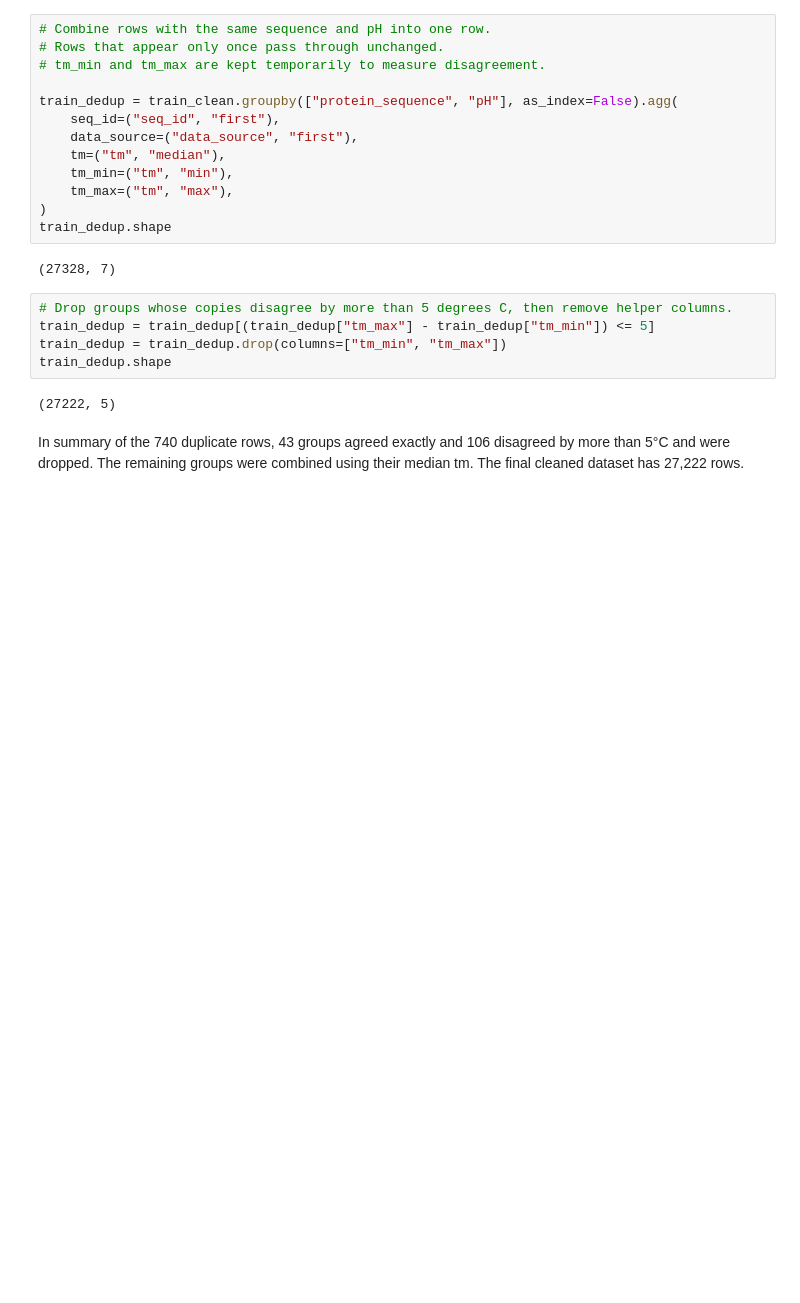
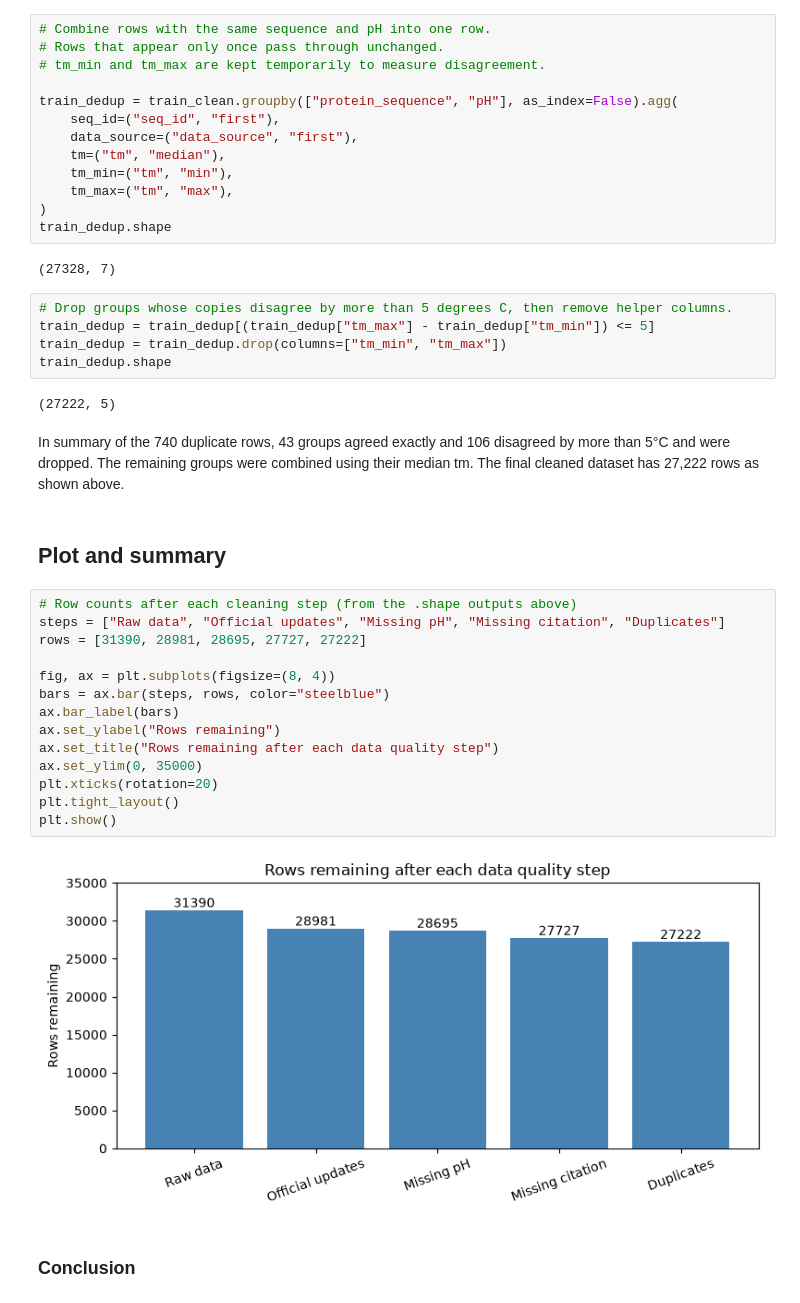
Before and after one commit to Mx1a/protein-stability, a Jupyter notebook: data_quality_review.ipynb, the cells around one changed output. Drawn from its saved outputs; the diff is of its cells as text; blank space fills up the shorter version.

Commit message:
Added plot and summary

```diff
--- a/data_quality_review.ipynb
+++ b/data_quality_review.ipynb
@@ -361,4 +363,24 @@ train_dedup.shape
 # %% [output]
 (27222, 5)
 # %% [markdown]
-In summary of the 740 duplicate rows, 43 groups agreed exactly and 106 disagreed by more than 5°C and were dropped. The remaining groups were combined using their median tm. The final cleaned dataset has 27,222 rows.
+In summary of the 740 duplicate rows, 43 groups agreed exactly and 106 disagreed by more than 5°C and were dropped. The remaining groups were combined using their median tm. The final cleaned dataset has 27,222 rows as shown above.
+# %% [markdown]
+## Plot and summary
+# %%
+# Row counts after each cleaning step (from the .shape outputs above)
+steps = ["Raw data", "Official updates", "Missing pH", "Missing citation", "Duplicates"]
+rows = [31390, 28981, 28695, 27727, 27222]
+
+fig, ax = plt.subplots(figsize=(8, 4))
+bars = ax.bar(steps, rows, color="steelblue")
+ax.bar_label(bars)
+ax.set_ylabel("Rows remaining")
+ax.set_title("Rows remaining after each data quality step")
+ax.set_ylim(0, 35000)
+plt.xticks(rotation=20)
+plt.tight_layout()
+plt.show()
+# %% [output]
+[figure, added]
+# %% [markdown]
+### Conclusion
```
Also changed, not shown: parts of 2 cells of this notebook.
